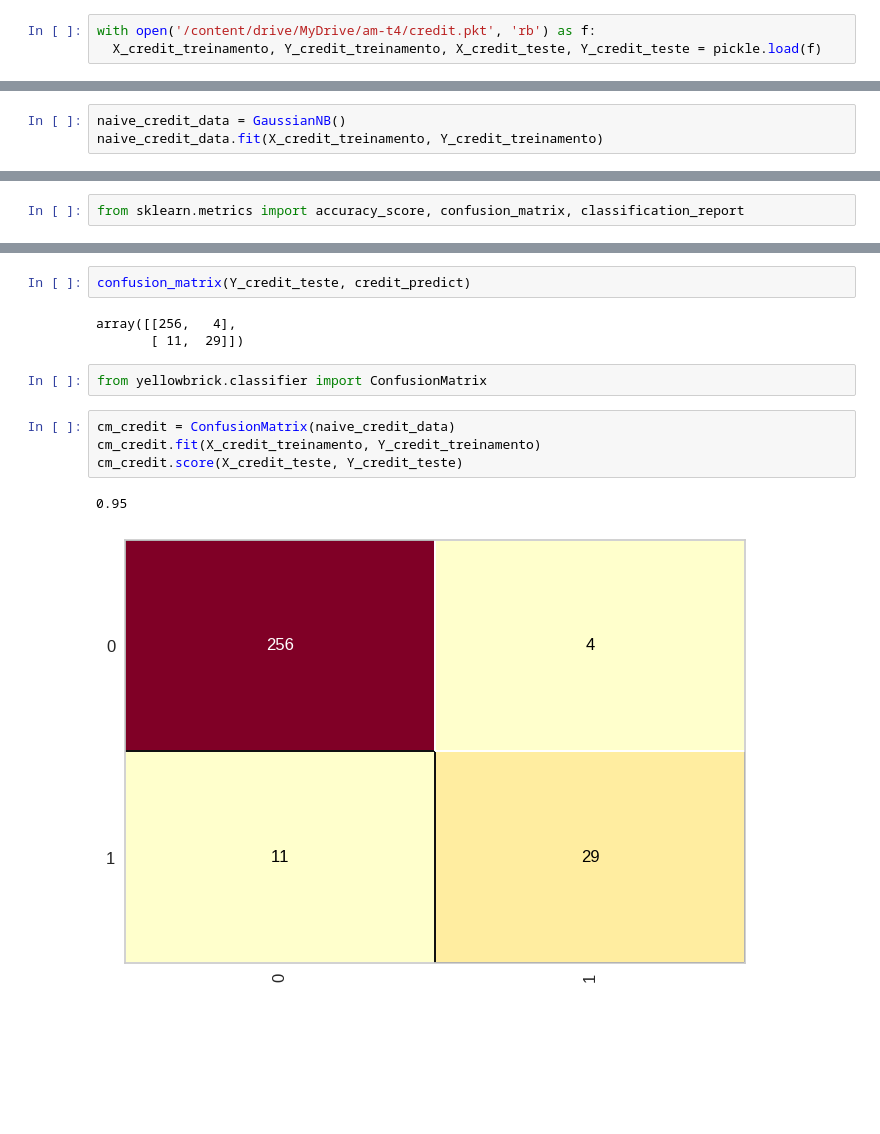
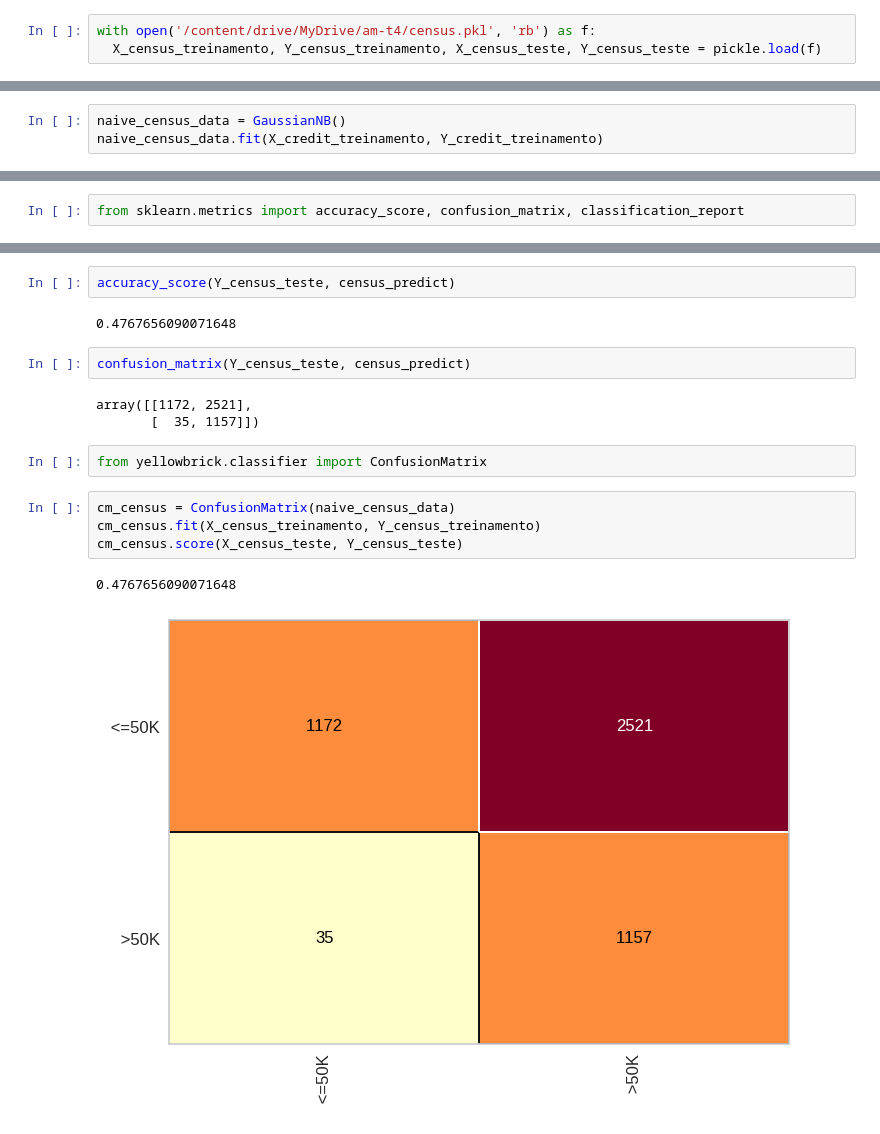
Before and after one commit to PedroHS05/am-t4-s1a2026, a Jupyter notebook: NeuralizadorCensus0424.ipynb, the cells around one changed output, grey strips where cells are left out. Cells and saved outputs as stored; diff of their text form; blank space fills up the shorter version.

```diff
--- a/NeuralizadorCensus0424.ipynb
+++ b/NeuralizadorCensus0424.ipynb
@@ -25,6 +25,6 @@ import plotly.express as px
 # %%
 import pickle
 # %%
-with open('/content/drive/MyDrive/am-t4/credit.pkt', 'rb') as f:
-  X_credit_treinamento, Y_credit_treinamento, X_credit_teste, Y_credit_teste = pickle.load(f)
+with open('/content/drive/MyDrive/am-t4/census.pkl', 'rb') as f:
+  X_census_treinamento, Y_census_treinamento, X_census_teste, Y_census_teste = pickle.load(f)
 # %%
@@ -38,8 +38,8 @@ X_credit_teste.shape, Y_credit_teste.shape
 # %%
 from sklearn.naive_bayes import GaussianNB
 # %%
-naive_credit_data = GaussianNB()
-naive_credit_data.fit(X_credit_treinamento, Y_credit_treinamento)
+naive_census_data = GaussianNB()
+naive_census_data.fit(X_credit_treinamento, Y_credit_treinamento)
 # %% [output]
 GaussianNB()
 # %% [markdown]
@@ -89,14 +61,18 @@ accuracy_score(Y_credit_teste, credit_predict)
-# %%
-confusion_matrix(Y_credit_teste, credit_predict)
-# %% [output]
-array([[256,   4],
-       [ 11,  29]])
+# %%
+accuracy_score(Y_census_teste, census_predict)
+# %% [output]
+0.4767656090071648
+# %%
+confusion_matrix(Y_census_teste, census_predict)
+# %% [output]
+array([[1172, 2521],
+       [  35, 1157]])
 # %%
 from yellowbrick.classifier import ConfusionMatrix
-# %%
-cm_credit = ConfusionMatrix(naive_credit_data)
-cm_credit.fit(X_credit_treinamento, Y_credit_treinamento)
-cm_credit.score(X_credit_teste, Y_credit_teste)
-# %% [output]
-0.95
-[figure, removed]
+# %%
+cm_census = ConfusionMatrix(naive_census_data)
+cm_census.fit(X_census_treinamento, Y_census_treinamento)
+cm_census.score(X_census_teste, Y_census_teste)
+# %% [output]
+0.4767656090071648
+[figure, added]
```
Also changed, not shown: parts of 11 cells of this notebook.
